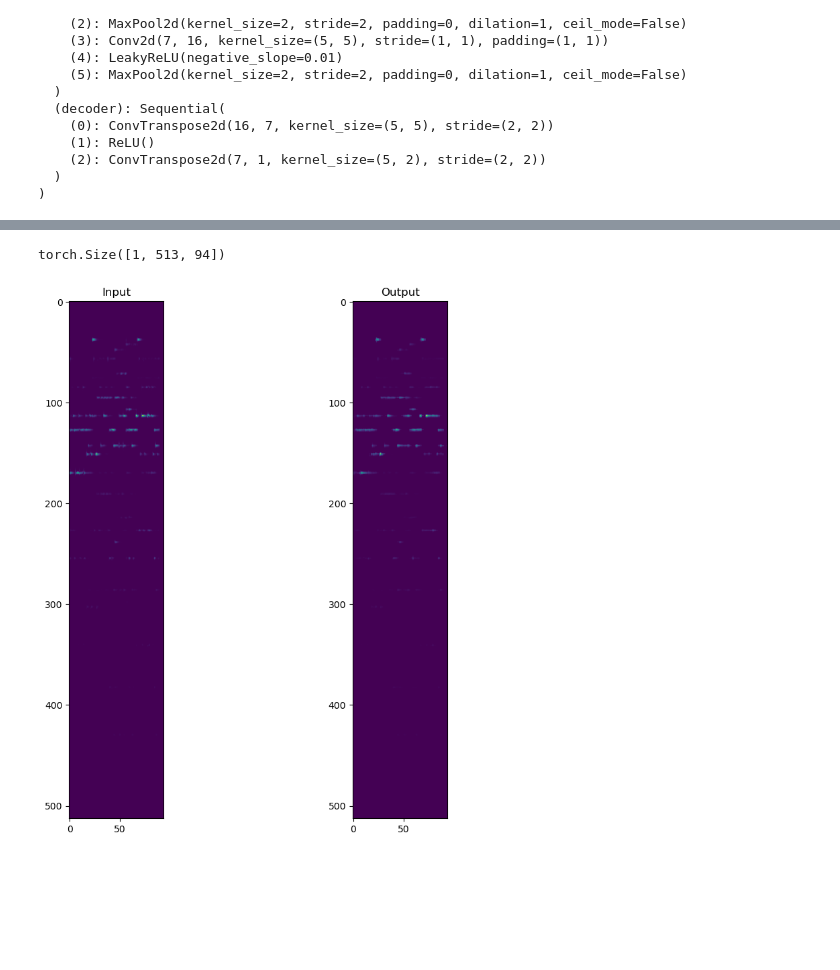
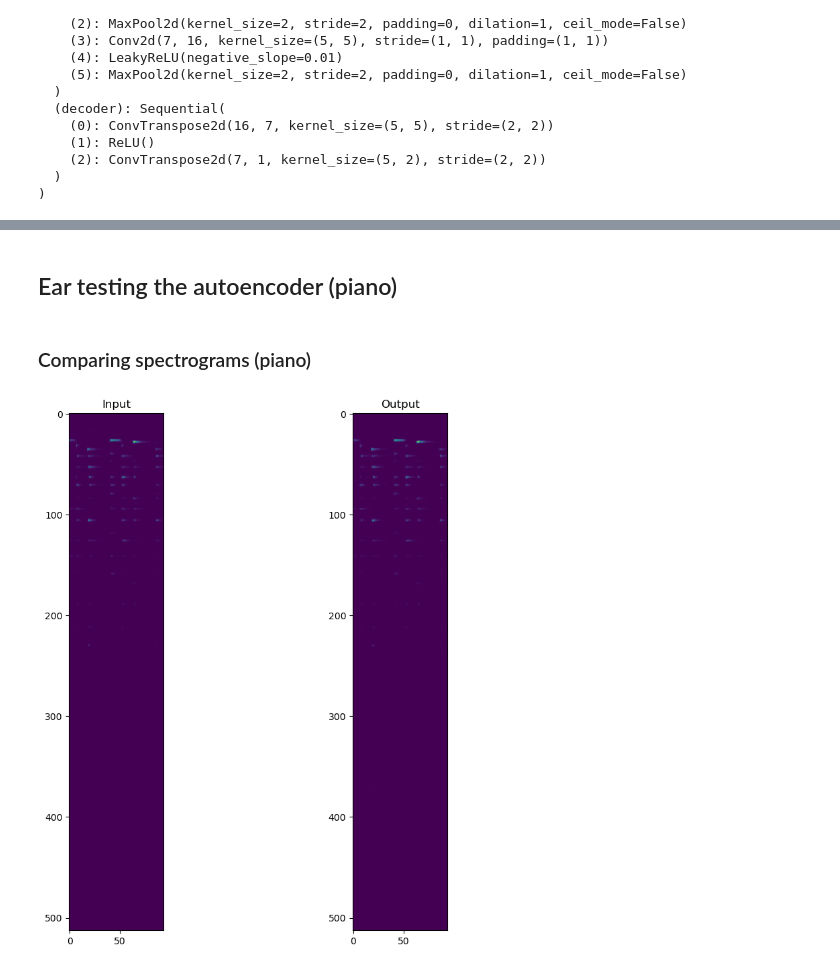
Before and after one commit to taketshi/audio_autoencoder, a Jupyter notebook: main.ipynb, the cells around one changed output, grey strips where cells are left out. Saved outputs shown, nothing was run; the diff lists cells and outputs as text; code cells hidden in the pictures; blank space fills up the shorter version.

```diff
--- a/main.ipynb
+++ b/main.ipynb
@@ -106,0 +83,15 @@ Epoch: 20 | Batch number: 80 | Loss: 1.8746410608291626 | Time: 3.67 s
+# %%
+# loss_piano = autoencoder_piano.train(piano_ds_train, batch_size = 10, epochs = 50, lr = 0.001, criterion = 'mae',
+#                          optimizer = 'adam', reg = 'l1', verbose = 40)
+
+# loss_guitar = autoencoder_guitar.train(guitar_ds_train, batch_size = 10, epochs = 50, lr = 0.001, criterion = 'mae',
+#                          optimizer = 'adam', reg = 'l1', verbose = 40)
+
+# # Saving the model
+# torch.save(autoencoder_piano.state_dict(), 'piano_params.pth')
+# torch.save(autoencoder_guitar.state_dict(), 'guitar_params.pth')
+
+
+# Or Loading the model
+autoencoder_piano.load_state_dict(torch.load('piano_params.pth'))
+autoencoder_guitar.load_state_dict(torch.load('guitar_params.pth'))
@@ -116,3 +117,5 @@ plt.show()
+# %% [markdown]
+## Ear testing the autoencoder (piano)
 # %%
 # From spectrogram to waveform
 def recover_waveform(spec):
@@ -128,7 +128,7 @@ def cap(tensor, threshold):
 # %%
 # Predicting
 testing = piano_ds_test[1]
-testing_out = cap(autoencoder(testing), 0)
+testing_out = autoencoder_piano(testing).clamp(min = 0)
 
 # Reshaping
 testing_out_shaped = testing_out.reshape(1, piano_ds.spec_size[0], piano_ds.spec_size[1]).detach()
@@ -136,27 +136,36 @@ testing_shaped = testing.reshape(1, piano_ds.spec_size[0], piano_ds.spec_size[1]
 
 # Capping minimum value
 testing_out_shaped = testing_out_shaped.clamp(min = 0.0)
-print(testing_out_shaped.shape)
 
+# Recovering waveform
 in_wave = recover_waveform(testing_shaped)
 out_wave = recover_waveform(testing_out_shaped)
 
-input_path = "input_audio.wav"
-output_path = "output_audio.wav"
+# Saving audio
+input_path = "testing_input.wav"
+output_path = "testing_ouput.wav"
 torchaudio.save(input_path, in_wave, sample_rate)
 torchaudio.save(output_path, out_wave, sample_rate)
-# %% [output]
-torch.Size([1, 513, 94])
+# %% [markdown]
+### Comparing spectrograms (piano)
 # %%
-testing_shaped = testing_shaped.numpy().reshape(piano_ds.spec_size[0], piano_ds.spec_size[1])
-testing_out_shaped = testing_out_shaped.numpy().reshape(piano_ds.spec_size[0], piano_ds.spec_size[1])
+# Reshape to 2D
+testing_shaped = testing_shaped.reshape(piano_ds.spec_size[0], piano_ds.spec_size[1])
+testing_out_shaped = testing_out_shaped.reshape(piano_ds.spec_size[0], piano_ds.spec_size[1])
+
+# Plotting
 fig = plt.figure(figsize=(10, 10))
-ax1 = fig.add_subplot(1, 2, 1)
+
+# Original
+fig.add_subplot(1, 2, 1)
 plt.imshow(testing_shaped)
-ax1.title.set_text('Input')
-ax2 = fig.add_subplot(1, 2, 2)
+plt.title('Input')
+
+# Output
+fig.add_subplot(1, 2, 2)
 plt.imshow(testing_out_shaped)
-ax2.title.set_text('Output')
+plt.title('Output')
+
 plt.show()
 # %% [output]
-[figure, old version]
+[figure, new version]
```
Also changed, not shown: parts of 22 cells of this notebook, 3 other files.
